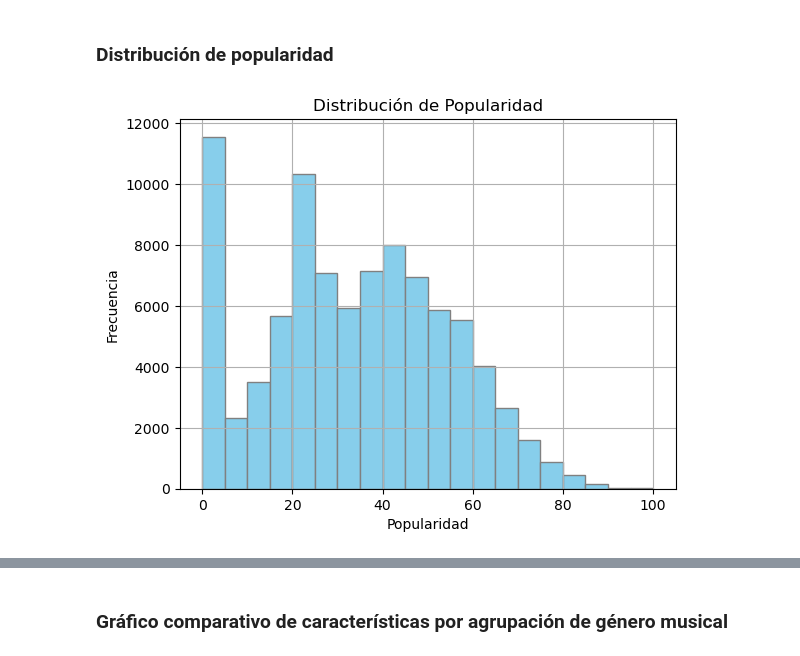
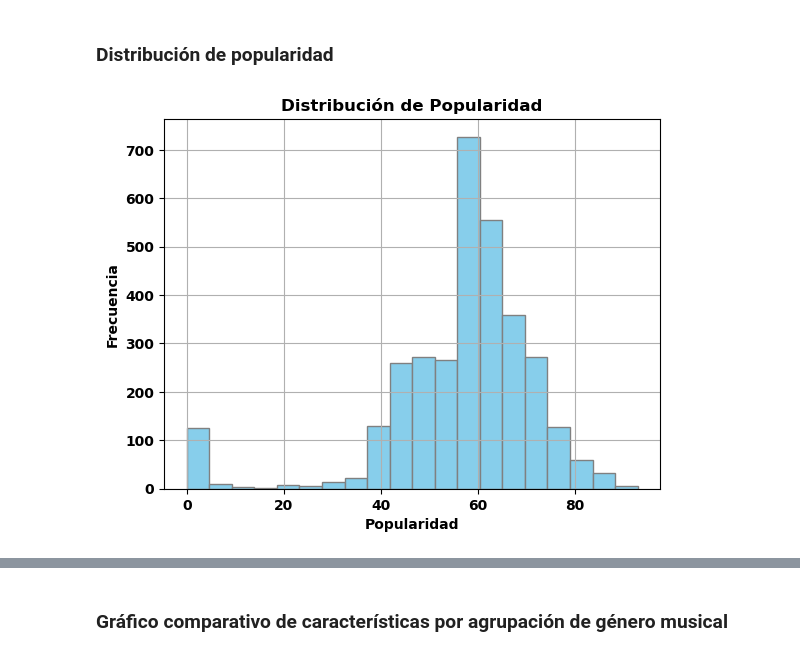
Before and after one commit to malonejv/data-science-1-challenges, a Jupyter notebook: Challenge/notebooks/[vscode] Visualizacion+Lopez+Malone - Spotify.ipynb, the cells around one changed output, grey strips where cells are left out. Saved outputs shown, nothing was run; the diff lists cells and outputs as text; code cells hidden in the pictures.

```diff
--- a/Challenge/notebooks/[vscode] Visualizacion+Lopez+Malone - Spotify.ipynb
+++ b/Challenge/notebooks/[vscode] Visualizacion+Lopez+Malone - Spotify.ipynb
@@ -259,21 +245,0 @@ Debido a la grán cantidad de géneros que dificulta la graficación, se decide
-# %%
-genre_mapping_group = {
-    'acoustic': ['acoustic', 'folk', 'bluegrass', 'forro', 'honky-tonk', 'new-age', 'country', 'mandopop', 'sertanejo', 'piano', 'mpb', 'singer-songwriter', 'jazz', 'soul'],
-    'electronic': ['edm', 'house', 'techno', 'progressive-house', 'electro', 'dubstep'],
-    'rock': ['rock', 'alternative', 'punk', 'hard-rock', 'metal', 'metalcore', 'grunge', 'punk-rock', 'rock-n-roll', 'indie', 'indie-pop', 'pop-rock'],
-    'pop': ['pop', 'latino', 'r-n-b', 'reggaeton', 'reggae', 'pop-film', 'k-pop', 'j-pop'],
-    'rap': ['hip-hop', 'afrobeat', 'dancehall', 'trap', 'grime'],
-    'dance': ['dance', 'club', 'party', 'dance-pop', 'disco', 'techno', 'trance', 'dub', 'synth-pop'],
-    'ambient': ['ambient', 'world-music'],
-    'others': ['comedy', 'experimental']
-}
-
-def assign_grouping(genero):
-    for agrupacion, generos in genre_mapping_group.items():
-        if genero in generos:
-            return agrupacion
-    return 'Otros'
-
-df['grouping_name'] = df['track_genre'].apply(assign_grouping)
-
-df['grouping_genre'] = df['grouping_name'].map(genre_mapping_group)
@@ -279,0 +377,13 @@ df['grouping_genre'] = df['grouping_name'].map(genre_mapping_group)
+# %%
+top_n = 5
+top_genres_mean = df.groupby('track_genre')['popularity'].mean().sort_values(ascending=False).head(top_n)
+
+fig, axes = plt.subplots(figsize=(8, 6))
+
+sns.barplot(x=top_genres_mean.values, y=top_genres_mean.index, ax=axes, orient='h', zorder=3, width=0.5)
+axes.set_title(f'Top {top_n} por Género')
+axes.set_xlabel('Frecuencia')
+axes.xaxis.grid(linestyle='-', linewidth=0.5, zorder=0)
+
+plt.tight_layout()
+plt.show()
@@ -279,0 +392,2 @@ df['grouping_genre'] = df['grouping_name'].map(genre_mapping_group)
+# %%
+df_top_genres = df[df['track_genre'].isin(top_genres_mean.index)]
@@ -280,11 +446,11 @@ df['grouping_genre'] = df['grouping_name'].map(genre_mapping_group)
 # %% [markdown]
 ### Distribución de popularidad
 # %%
-plt.hist(df['popularity'], bins=20, color='skyblue', edgecolor='gray')
+plt.hist(df_top_genres['popularity'], bins=20, color='skyblue', edgecolor='gray')
 plt.title('Distribución de Popularidad')
 plt.xlabel('Popularidad')
 plt.ylabel('Frecuencia')
 plt.grid(True)
 plt.show()
 # %% [output]
-[figure, old version]
+[figure, new version]
```
Also changed, not shown: parts of 76 cells of this notebook, 3 other files.
